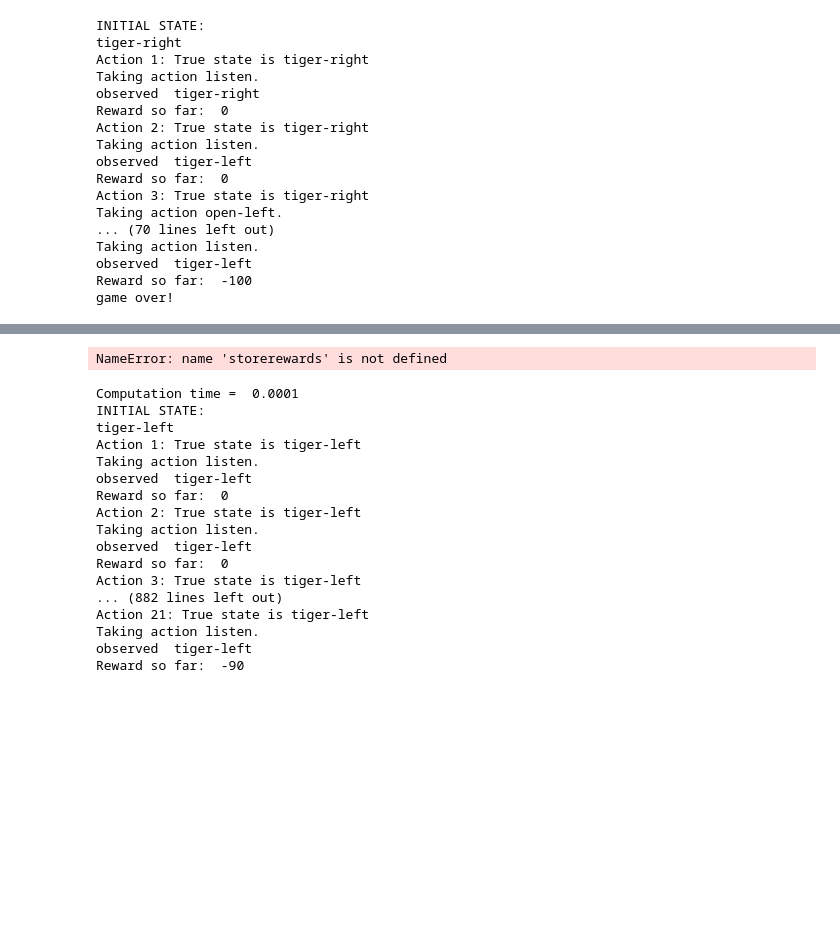
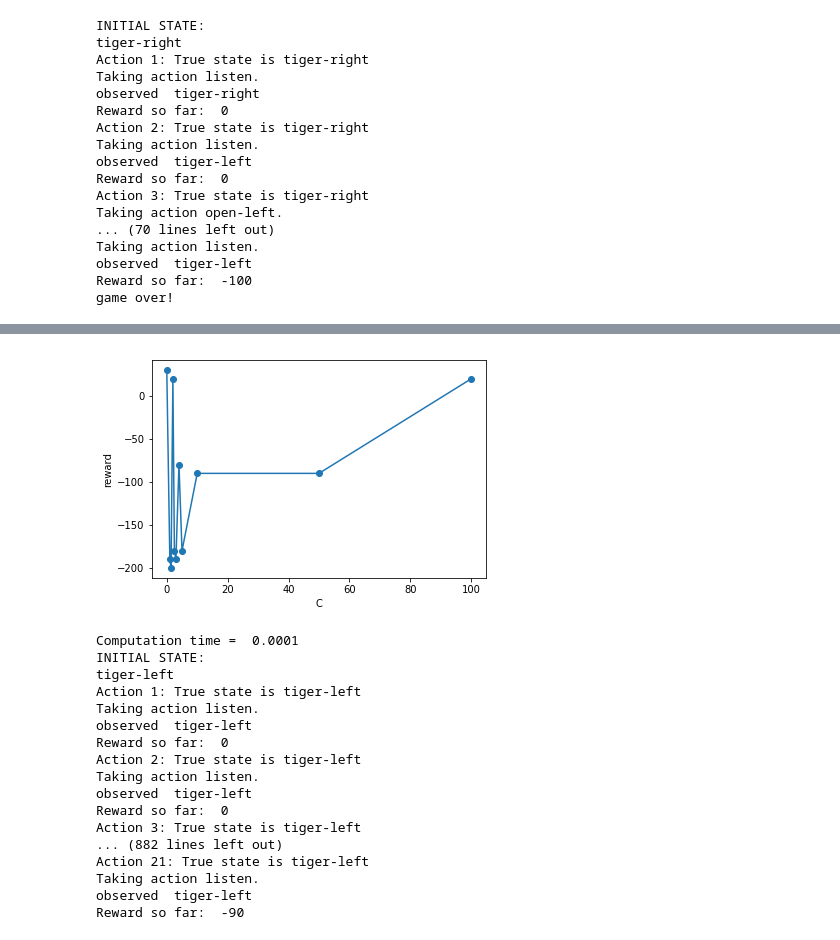
Before and after one commit to pamop/pomdp-teaching, a Jupyter notebook: tiger-pomcp.ipynb, the cells around one changed output, grey strips where cells are left out. Drawn from its saved outputs; the diff is of its cells as text; code cells hidden in the pictures; blank space fills up the shorter version.

Commit message:
cleaned + commented code, plus mystery error in pomagotchi run

```diff
--- a/tiger-pomcp.ipynb
+++ b/tiger-pomcp.ipynb
@@ -464,9 +404,6 @@ check-money : 4 times
 # %%
-# let's observe what actions the tree chose!
+# let's observe the sequence of actions the tree chose!
 print("\nNumber of actions taken: ",len(action_seq))
-r,_ = game.reward(state)
-print("Reward so far: ",r)
-print("Tama state:")
-unpack(state).print_tama()
+print("Reward so far: ",R)
 print(action_seq)
 # %% [output]
@@ -556,13 +479,13 @@ Reward so far:  -430
 # %%
 import matplotlib.pyplot as plt
 
 cashmoney = storerewards #[i for (i,a) in storerewards]
 plt.plot(cs,cashmoney,'o-')
 plt.xlabel("C")
 plt.ylabel("reward")
 plt.show()
 
-storerewards
+# storerewards
 # %% [output]
-NameError: name 'storerewards' is not defined
+[figure, added]
 # %%
```
Also changed, not shown: parts of 19 cells of this notebook, 1 other file.
